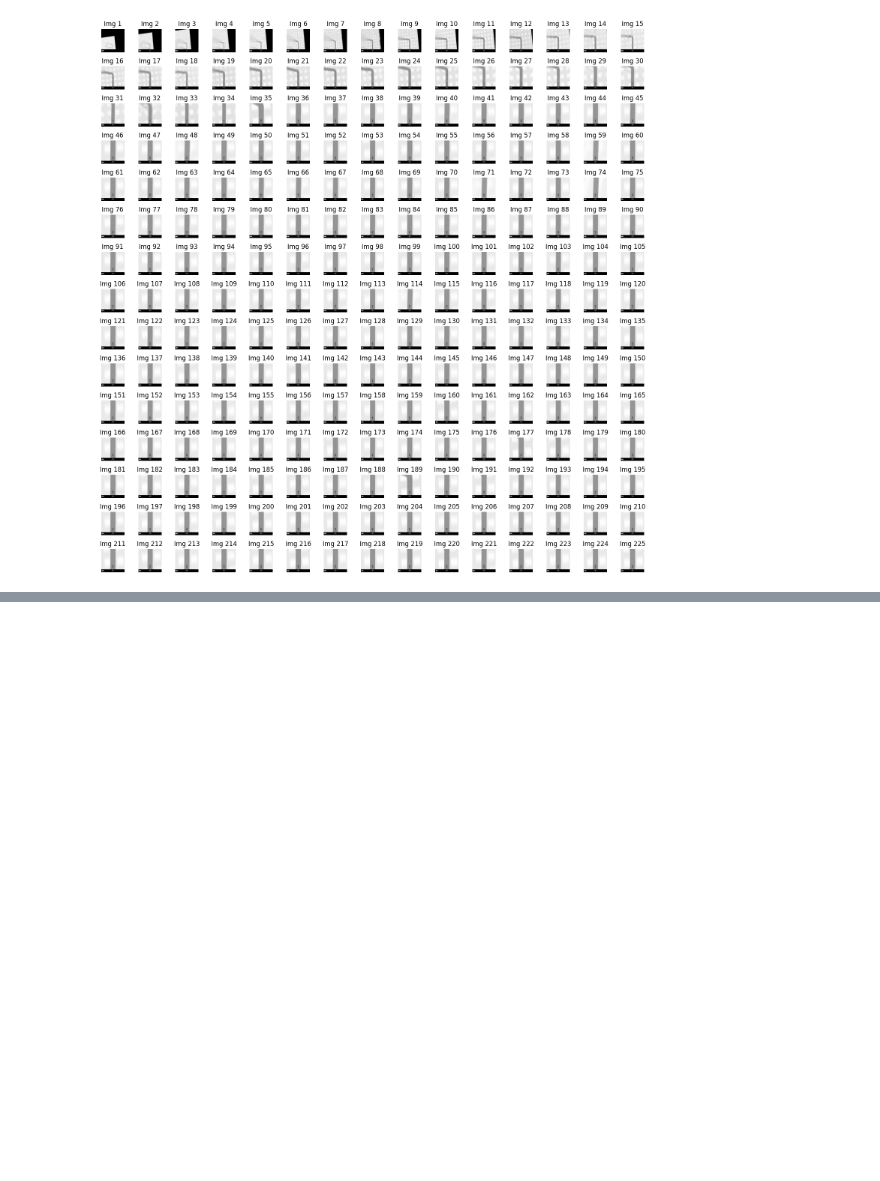
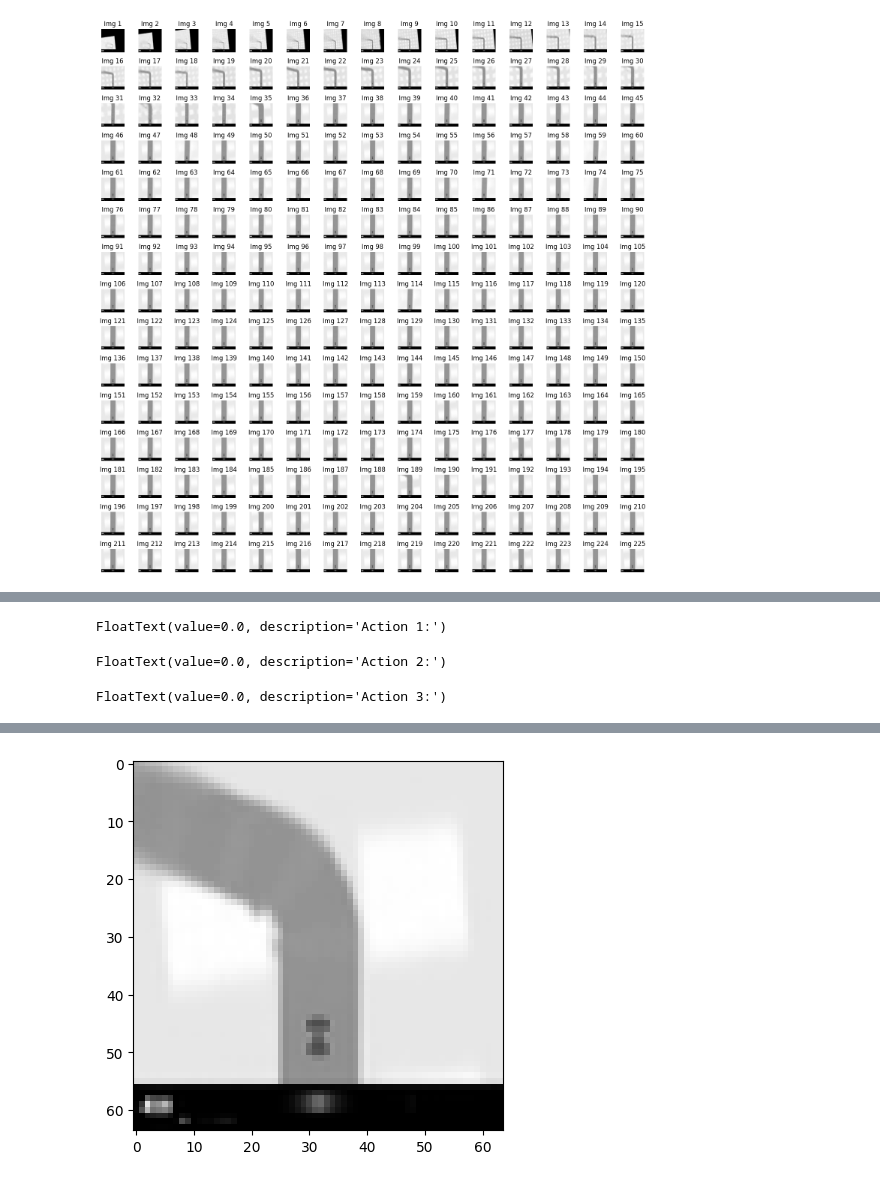
Before and after one commit to Dean-vA/World-Models, a Jupyter notebook: worldmodels1/notebooks/explore_data.ipynb, the cells around one changed output, grey strips where cells are left out. Cells and saved outputs as stored; diff of their text form; code cells hidden in the pictures; blank space fills up the shorter version.

```diff
--- a/worldmodels1/notebooks/explore_data.ipynb
+++ b/worldmodels1/notebooks/explore_data.ipynb
@@ -464,0 +534,32 @@ plt.show()
+# %%
+from ipywidgets import interact, widgets
+
+current_state = torch.zeros(1, 1, latent_dim + action_dim)
+def on_button_click(b):
+    action = torch.Tensor([[[float(action1.value), float(action2.value), float(action3.value)]]])
+    #print(action)
+    global current_state
+    current_state[:, :, -action_dim:] = action
+    #print(current_state)
+    with torch.no_grad():
+        pi, mu, sigma = model(current_state)
+        latent_output = gmm_sample(pi, mu, sigma)
+        #print(latent_output)
+        current_state = torch.cat((latent_output.unsqueeze(0), action), dim=-1)
+        # Assume vae is your VAE model
+        decoded_img = vae.decode(latent_output.unsqueeze(0)).squeeze().cpu().numpy()
+    plt.imshow(decoded_img, cmap='gray')
+    plt.show()
+
+action1 = widgets.FloatText(value=0, description='Action 1:')
+action2 = widgets.FloatText(value=0, description='Action 2:')
+action3 = widgets.FloatText(value=0, description='Action 3:')
+button = widgets.Button(description="Predict Next Frame")
+
+display(action1, action2, action3, button)
+
+button.on_click(on_button_click)
+# %% [output]
+FloatText(value=0.0, description='Action 1:')
+FloatText(value=0.0, description='Action 2:')
+FloatText(value=0.0, description='Action 3:')
@@ -464,0 +567 @@ plt.show()
+[figure, added]
```
Also changed, not shown: parts of 8 cells of this notebook, 1 other file.
